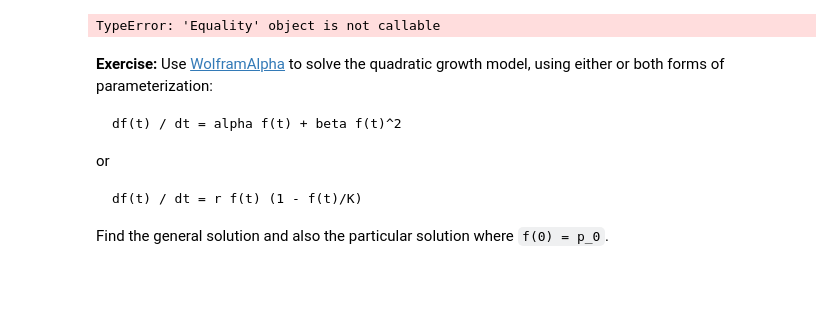
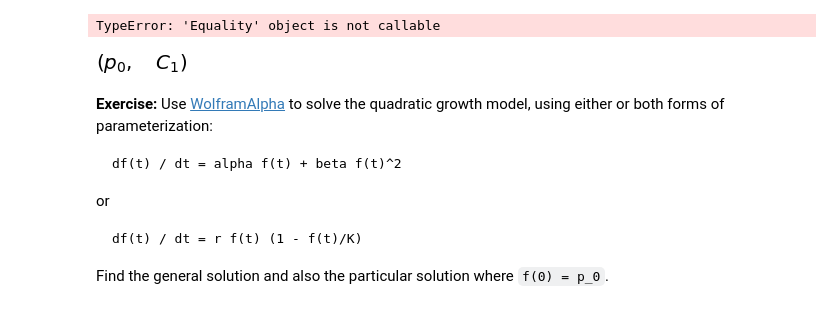
Before and after one commit to MattJNeal/ModSimPy, a Jupyter notebook: code/chap09mneal.ipynb, the cells around one changed output. Saved outputs shown, nothing was run; the diff lists cells and outputs as text; code cells hidden in the pictures; blank space fills up the shorter version.

```diff
--- a/code/chap09mneal.ipynb
+++ b/code/chap09mneal.ipynb
@@ -239,3 +237,7 @@ TypeError: 'Equality' object is not callable
+# %%
+p_0, C1
+# %% [output]
+[figure, added]
 # %% [markdown]
 **Exercise:**  Use [WolframAlpha](https://www.wolframalpha.com/) to solve the quadratic growth model, using either or both forms of parameterization:
 
```
Also changed, not shown: parts of 1 cell of this notebook.
